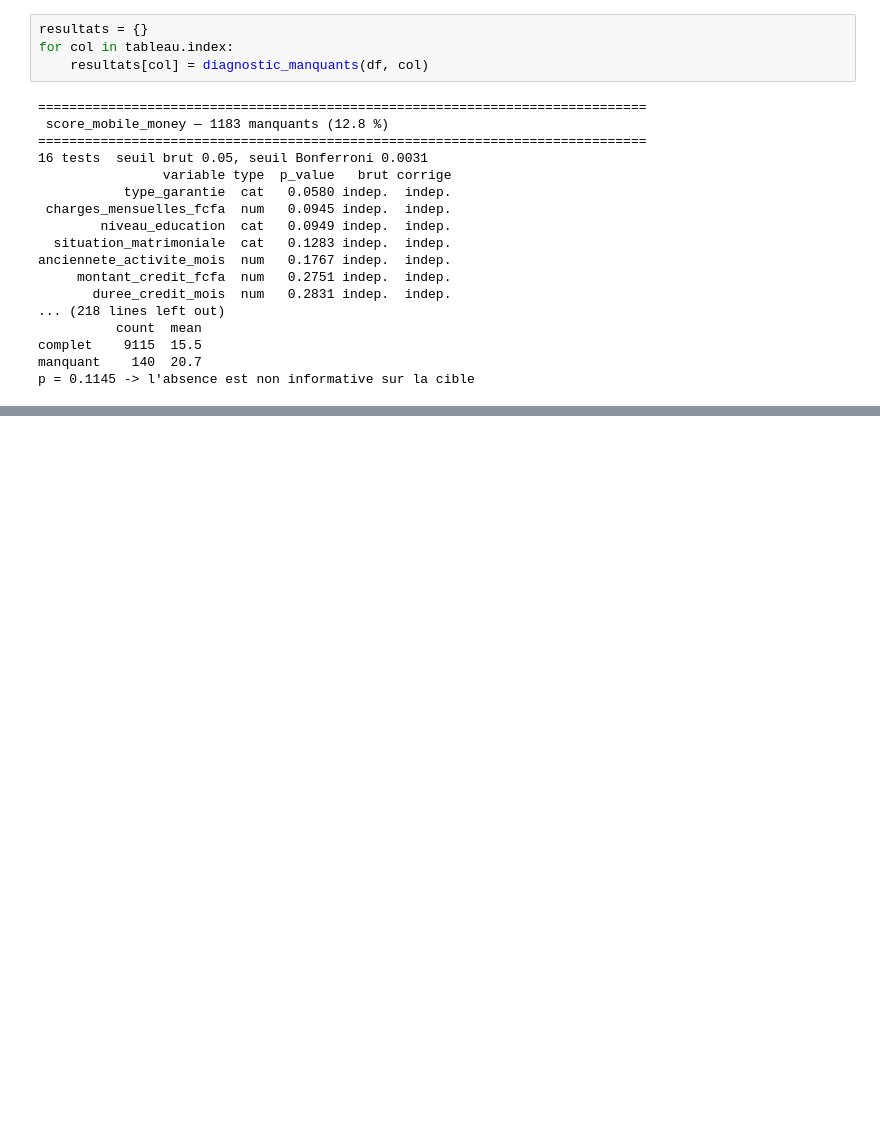
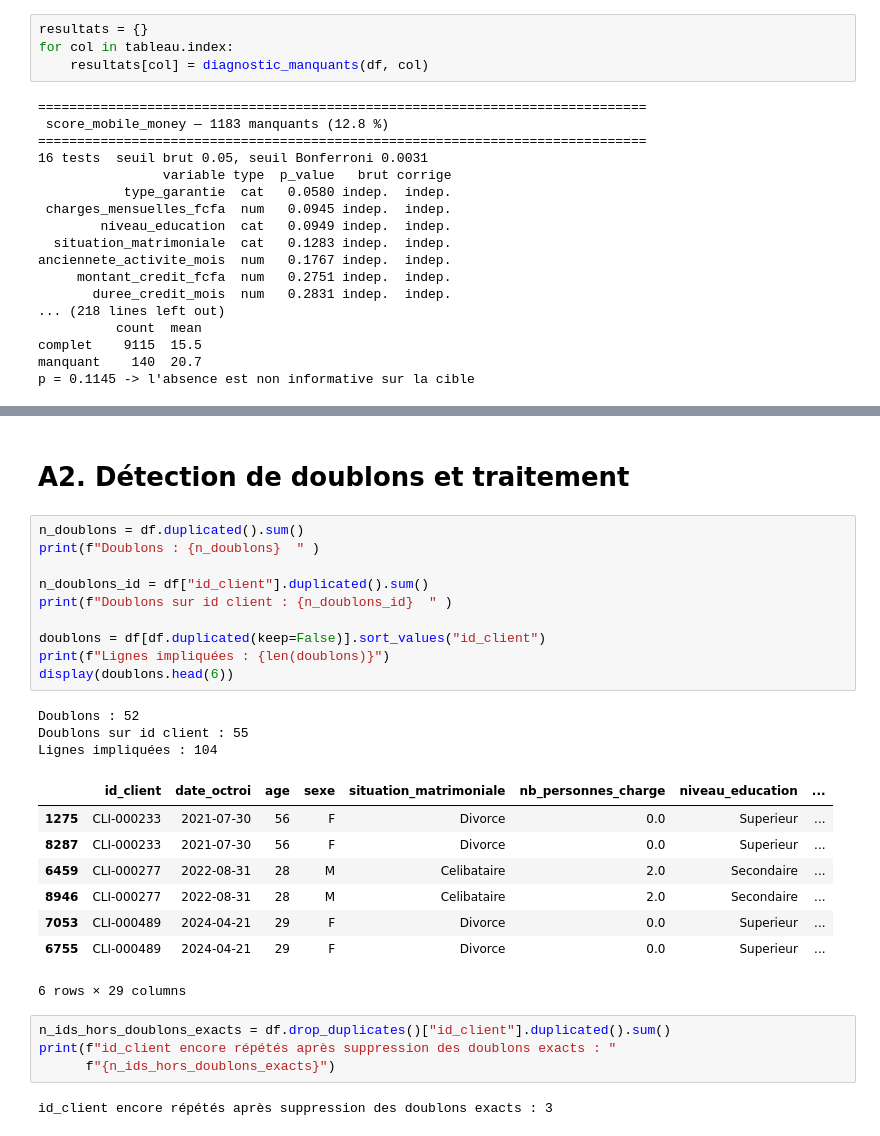
Before and after one commit to perrin1/scoring_credit, a Jupyter notebook: notebook/scoring.ipynb, the cells around one changed output, grey strips where cells are left out. Saved outputs shown, nothing was run; the diff lists cells and outputs as text; blank space fills up the shorter version.

Commit message:
Détection de doublons et traitement

```diff
--- a/notebook/scoring.ipynb
+++ b/notebook/scoring.ipynb
@@ -217,3 +217,33 @@ Deux réserves consignées :
    (17,2 % vs 15,3 %) et `nb_personnes_charge` (20,7 % vs 15,5 %)   sont statistiquement
    non significatifs mais suffisamment marqués pour justifier de tester des indicateurs
    binaires d'absence en partie C, avec/sans, à modèle égal.
+# %% [markdown]
+# A2. Détection de doublons et traitement
+# %%
+n_doublons = df.duplicated().sum()
+print(f"Doublons : {n_doublons}  " )
+
+n_doublons_id = df["id_client"].duplicated().sum()
+print(f"Doublons sur id client : {n_doublons_id}  " )
+
+doublons = df[df.duplicated(keep=False)].sort_values("id_client")
+print(f"Lignes impliquées : {len(doublons)}")
+display(doublons.head(6))
+# %% [output]
+Doublons : 52
+Doublons sur id client : 55
+Lignes impliquées : 104
+|  | id_client | date_octroi | age | sexe | situation_matrimoniale | nb_personnes_charge | niveau_education | ... |
+| 1275 | CLI-000233 | 2021-07-30 | 56 | F | Divorce | 0.0 | Superieur | ... |
+| 8287 | CLI-000233 | 2021-07-30 | 56 | F | Divorce | 0.0 | Superieur | ... |
+| 6459 | CLI-000277 | 2022-08-31 | 28 | M | Celibataire | 2.0 | Secondaire | ... |
+| 8946 | CLI-000277 | 2022-08-31 | 28 | M | Celibataire | 2.0 | Secondaire | ... |
+| 7053 | CLI-000489 | 2024-04-21 | 29 | F | Divorce | 0.0 | Superieur | ... |
+| 6755 | CLI-000489 | 2024-04-21 | 29 | F | Divorce | 0.0 | Superieur | ... |
+6 rows × 29 columns
+# %%
+n_ids_hors_doublons_exacts = df.drop_duplicates()["id_client"].duplicated().sum()
+print(f"id_client encore répétés après suppression des doublons exacts : "
+      f"{n_ids_hors_doublons_exacts}")
+# %% [output]
+id_client encore répétés après suppression des doublons exacts : 3
```
Also changed, not shown: parts of 2 cells of this notebook.
